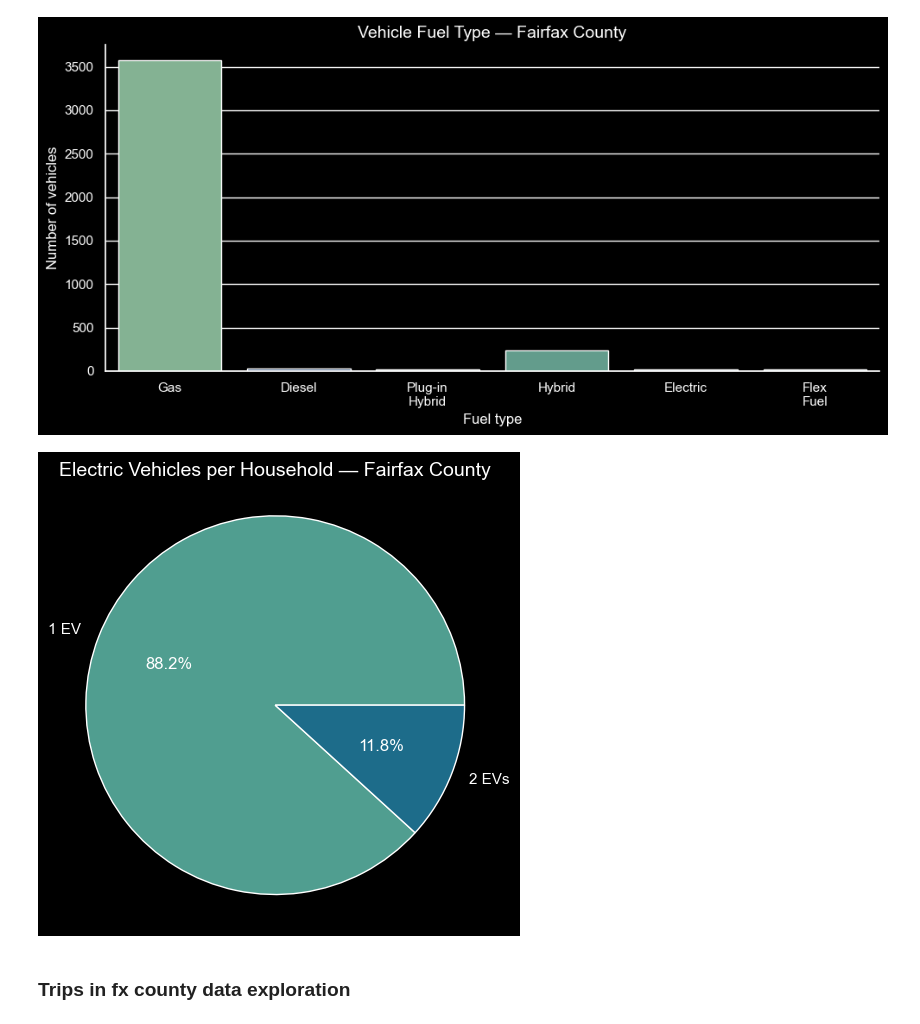
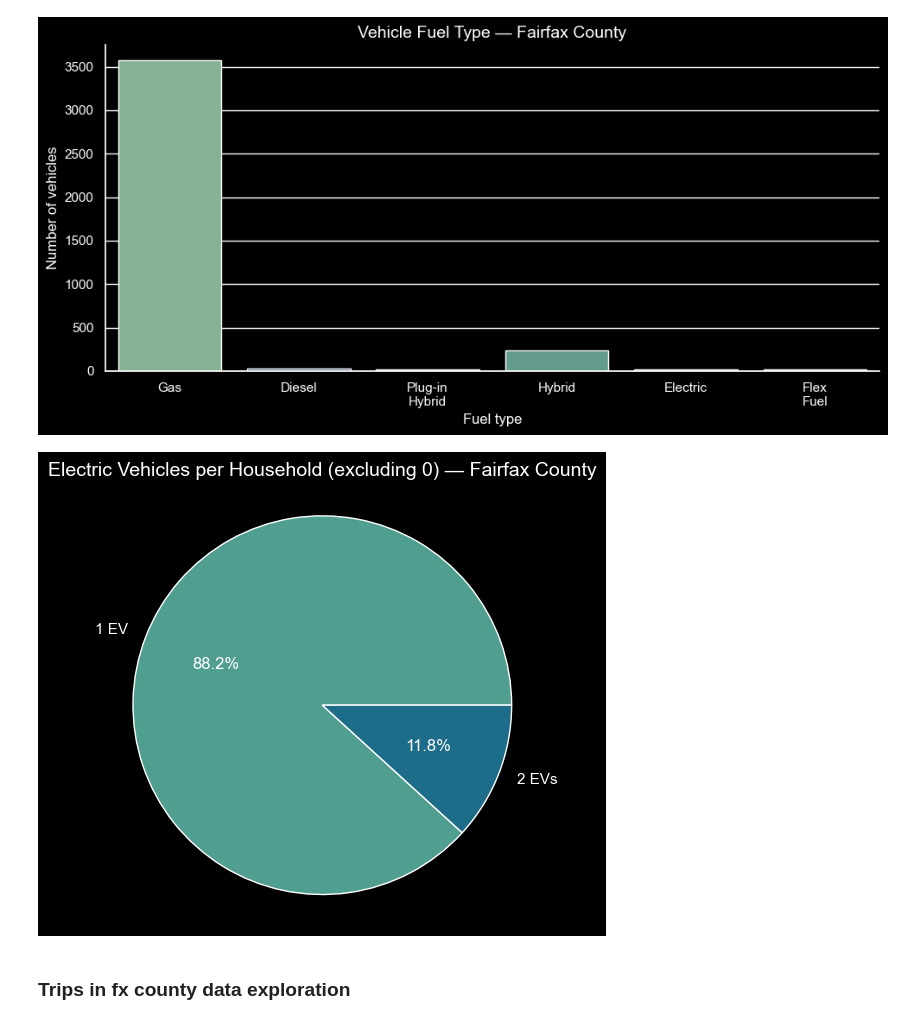
Before and after one commit to pengu-rengu/ev_digital_city, a Jupyter notebook: notebooks/initial_analysis.ipynb, the cells around one changed output. Drawn from its saved outputs; the diff is of its cells as text; code cells hidden in the pictures.

```diff
--- a/notebooks/initial_analysis.ipynb
+++ b/notebooks/initial_analysis.ipynb
@@ -440,15 +439,15 @@ plt.show()
 # %%
 ev_per_hh = vehicles_df[vehicles_df["FUELTYPE"] == 5].groupby("HOUSEHOLD_ID").size()
 ev_pie_counts = ev_per_hh.value_counts().sort_index()
 ev_pie_labels = [f"{n} EV" if n == 1 else f"{n} EVs" for n in ev_pie_counts.index]
 fig, ax = plt.subplots(figsize = (5, 5))
 ax.pie(ev_pie_counts, labels = ev_pie_labels, autopct = "%1.1f%%", colors = sns.color_palette("crest", len(ev_pie_counts)))
-ax.set_title("Electric Vehicles per Household — Fairfax County", fontsize = 14)
+ax.set_title("Electric Vehicles per Household (excluding 0) — Fairfax County", fontsize = 14)
 ax.axis("equal")
 plt.tight_layout()
 plt.show()
 # %% [output]
-[figure, old version]
+[figure, new version]
 # %% [markdown]
 ### Trips in fx county data exploration
 # %%
```
Also changed, not shown: parts of 8 cells of this notebook, 6 other files.
